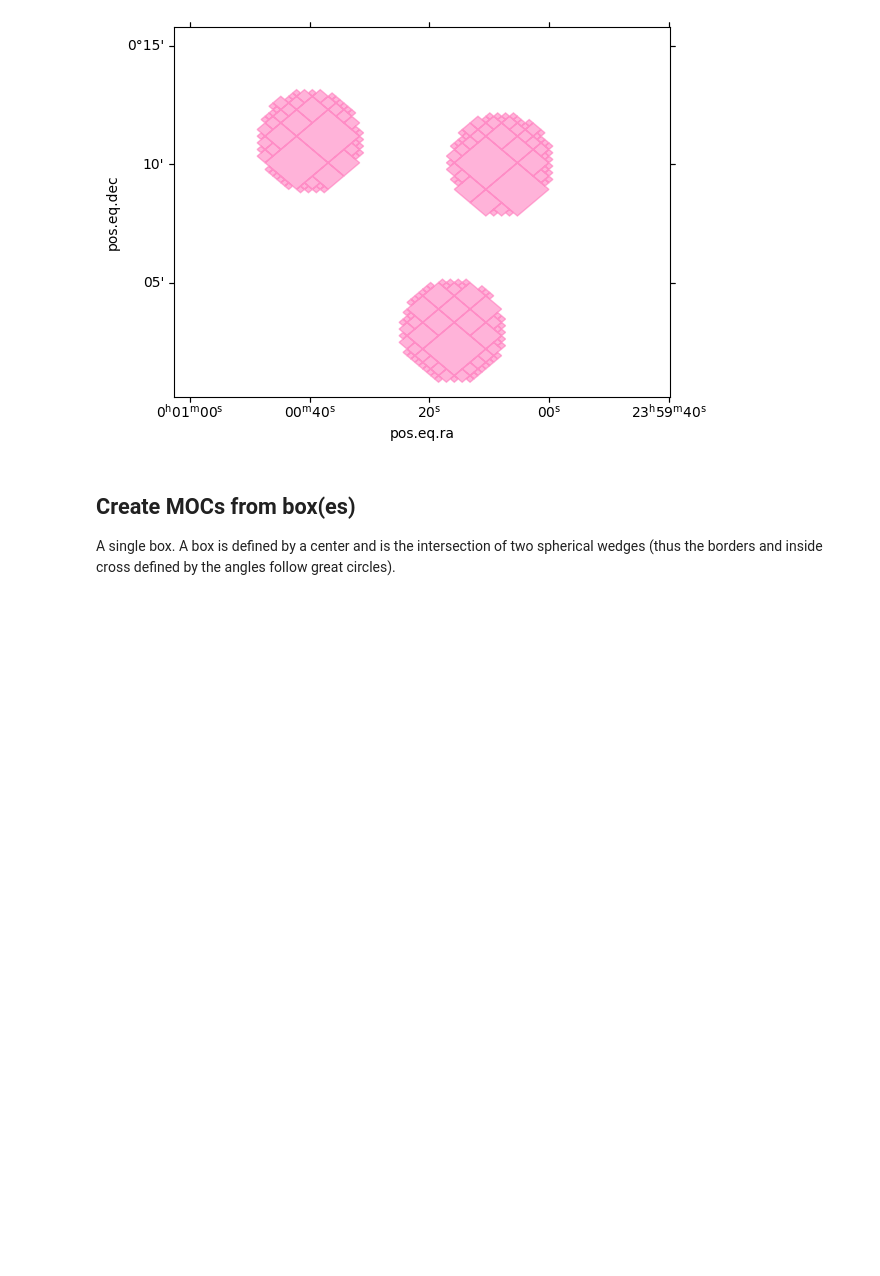
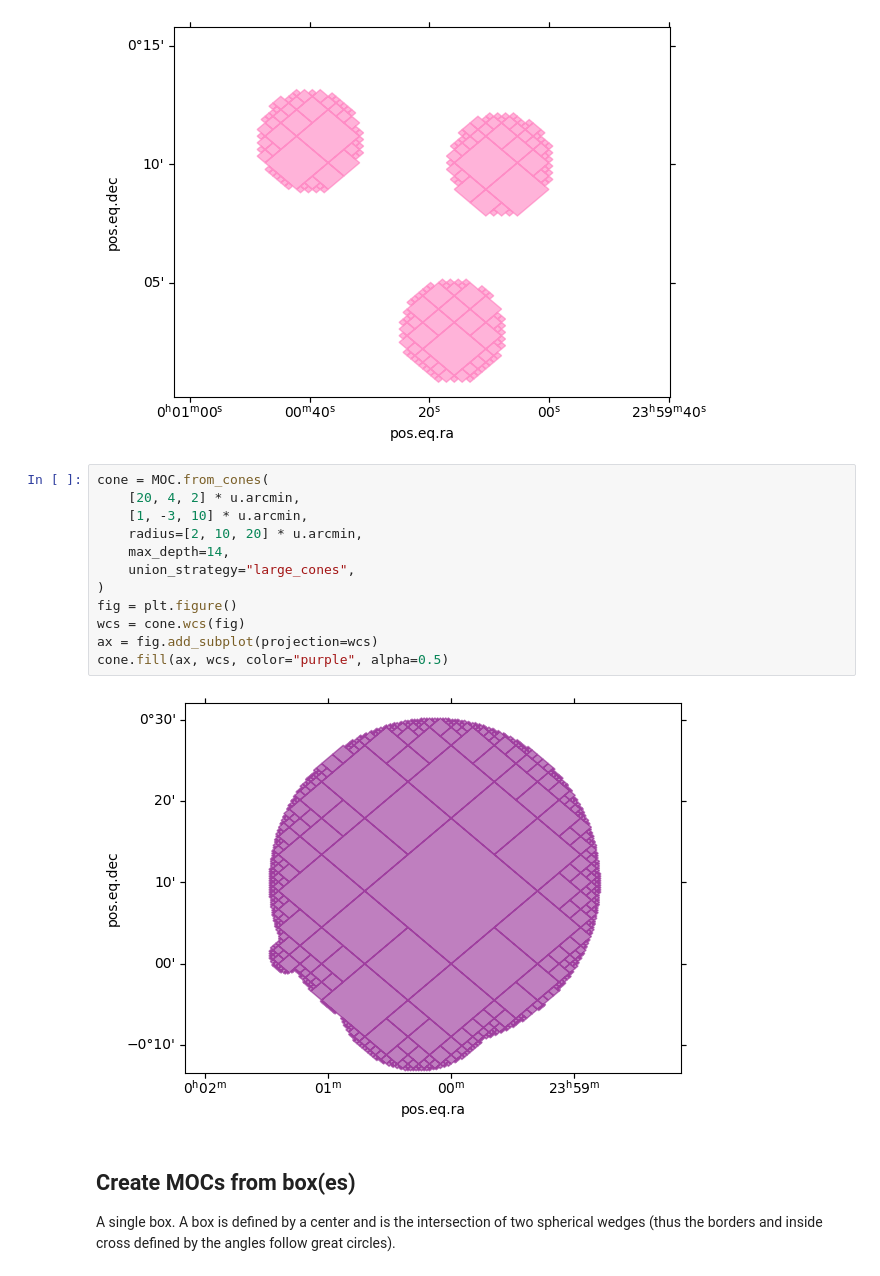
Before and after one commit to cds-astro/mocpy, a Jupyter notebook: notebooks/01-Creating_MOCs_from_shapes.ipynb, the cells around one changed output. Cells and saved outputs as stored; diff of their text form; blank space fills up the shorter version.

```diff
--- a/notebooks/01-Creating_MOCs_from_shapes.ipynb
+++ b/notebooks/01-Creating_MOCs_from_shapes.ipynb
@@ -71,6 +73,20 @@ ax = fig.add_subplot(projection=wcs)
 moc.fill(ax, wcs, color="hotpink", alpha=0.5)
 # %% [output]
 [figure]
+# %%
+cone = MOC.from_cones(
+    [20, 4, 2] * u.arcmin,
+    [1, -3, 10] * u.arcmin,
+    radius=[2, 10, 20] * u.arcmin,
+    max_depth=14,
+    union_strategy="large_cones",
+)
+fig = plt.figure()
+wcs = cone.wcs(fig)
+ax = fig.add_subplot(projection=wcs)
+cone.fill(ax, wcs, color="purple", alpha=0.5)
+# %% [output]
+[figure, added]
 # %% [markdown]
 ## Create MOCs from box(es)
 
```
Also changed, not shown: parts of 2 cells of this notebook, 3 other files.
